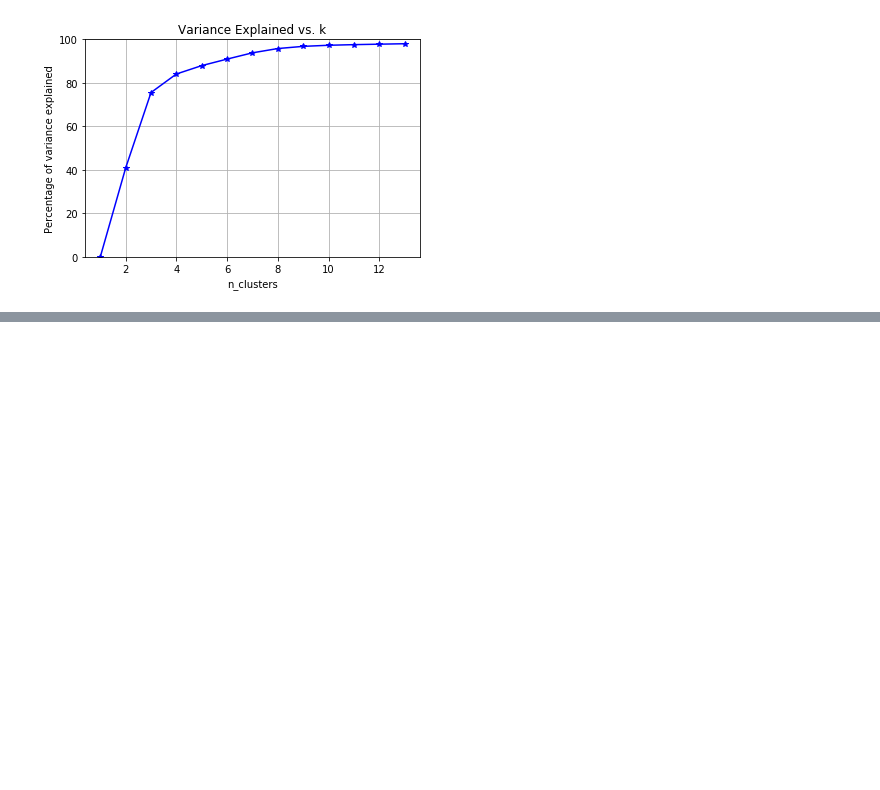
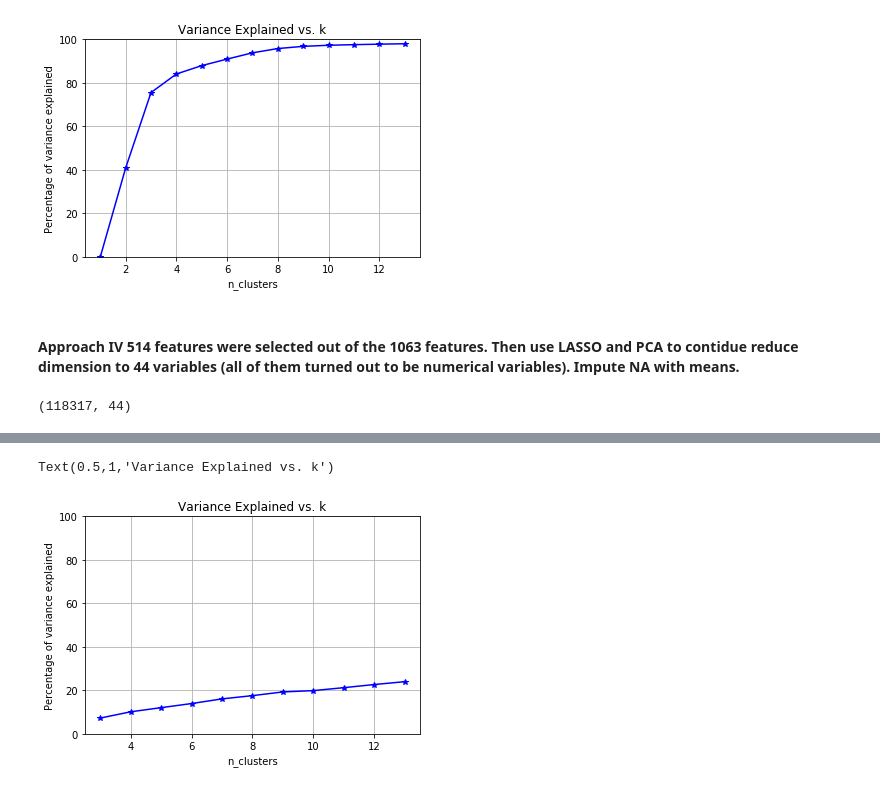
Before and after one commit to mbzhuang/CustomerSegmentationforVAProducts, a Jupyter notebook: Determine+the+number+of+clusters-elbow+method-KMeans-final.ipynb, the cells around one changed output, grey strips where cells are left out. Cells and saved outputs as stored; diff of their text form; code cells hidden in the pictures; blank space fills up the shorter version.

```diff
--- a/Determine+the+number+of+clusters-elbow+method-KMeans-final.ipynb
+++ b/Determine+the+number+of+clusters-elbow+method-KMeans-final.ipynb
@@ -451,3 +457,61 @@ plt.title('Variance Explained vs. k')
 00:02:41.88
 Text(0.5,1,'Variance Explained vs. k')
 [figure]
+# %% [markdown]
+#### Approach IV 514 features were selected out of the 1063 features. Then use LASSO and PCA to contidue reduce dimension to 44 variables (all of them turned out to be numerical variables). Impute NA with means.
+# %%
+df = pd.read_csv('/mnt/UW/outputDataset/pca_reduced_LASSO.csv')
+# %%
+# records number is too large, use a sample to perform analysis
+import random
+random.seed(123)
+df_sample = df.sample(frac=0.0125, replace=False)
+# %%
+df_sample.shape
+# %% [output]
+(118317, 44)
+# %%
+df_sample = df_sample.fillna(df_sample.mean())
+X = StandardScaler().fit_transform(df_sample)
+# %%
+import time
+start = time.time()
+# Determine your k range
+k_range = range(3,14)
+
+# Fit the kmeans model for each n_clusters = k
+k_means_var = [KMeans(n_clusters=k).fit(X) for k in k_range]
+
+# Pull out the cluster centers for each model
+centroids = [X.cluster_centers_ for X in k_means_var]
+
+# Calculate the Euclidean distance from
+# each point to each cluster center
+k_euclid = [cdist(X, cent, 'euclidean') for cent in centroids]
+dist = [np.min(ke,axis=1) for ke in k_euclid]
+
+# Total within-cluster sum of squares also known as inertia
+wcss = [sum(d**2) for d in dist]
+
+# The total sum of squares
+tss = sum(pdist(X)**2)/X.shape[0]
+
+# The between-cluster sum of squares
+bss = tss - wcss
+
+end = time.time()
+
+hours, rem = divmod(end-start, 3600)
+minutes, seconds = divmod(rem, 60)
+print("{:0>2}:{:0>2}:{:05.2f}".format(int(hours),int(minutes),seconds))
+
+# elbow curve
+fig = plt.figure()
+ax = fig.add_subplot(111)
+ax.plot(k_range, bss/tss*100, 'b*-')
+ax.set_ylim((0,100))
+plt.grid(True)
+plt.xlabel('n_clusters')
+plt.ylabel('Percentage of variance explained')
+plt.title('Variance Explained vs. k')
+# %% [output]
@@ -453,0 +519,2 @@ Text(0.5,1,'Variance Explained vs. k')
+Text(0.5,1,'Variance Explained vs. k')
+[figure, added]
```
Also changed, not shown: parts of 5 cells of this notebook, 3 other files.
